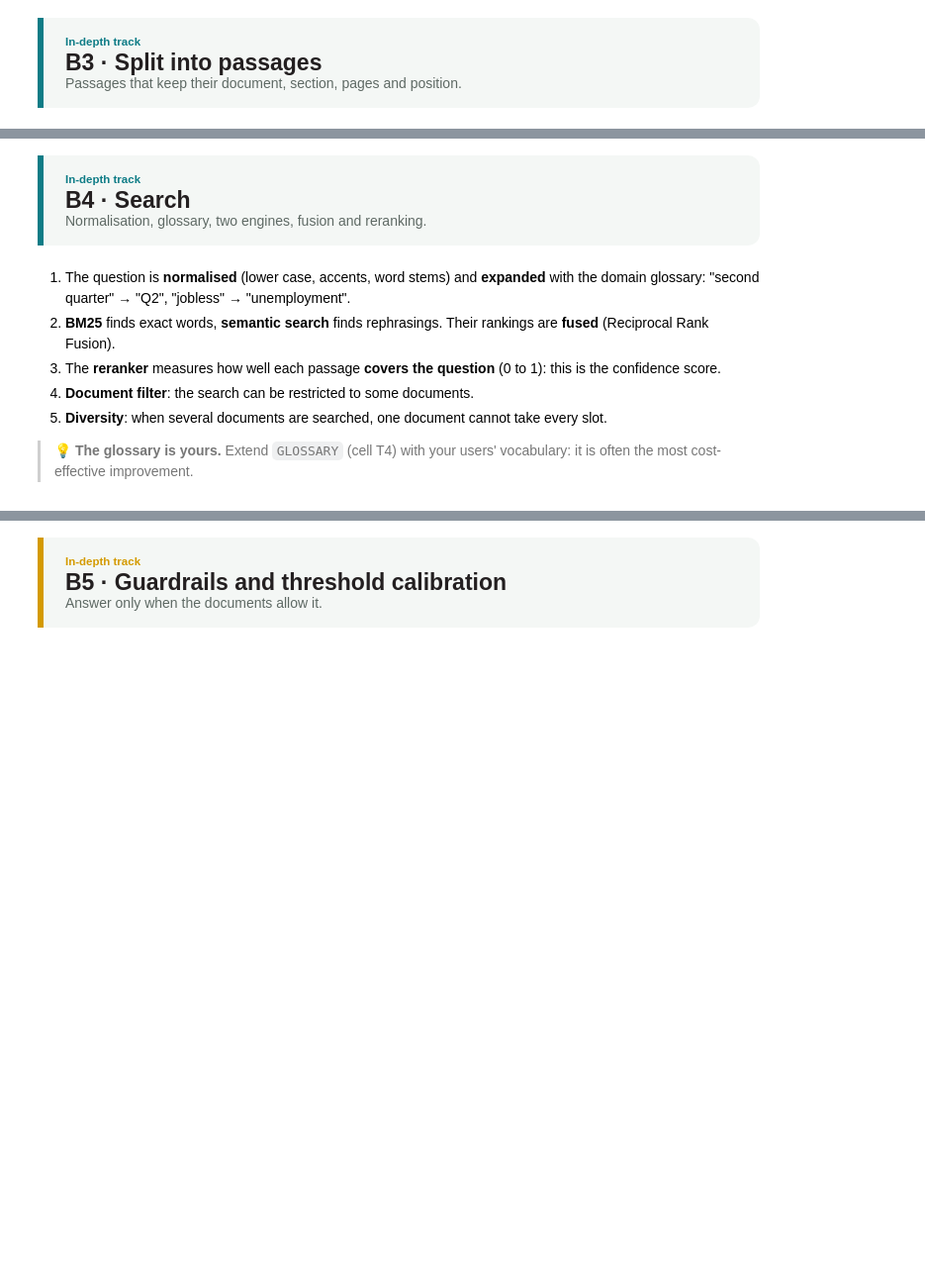
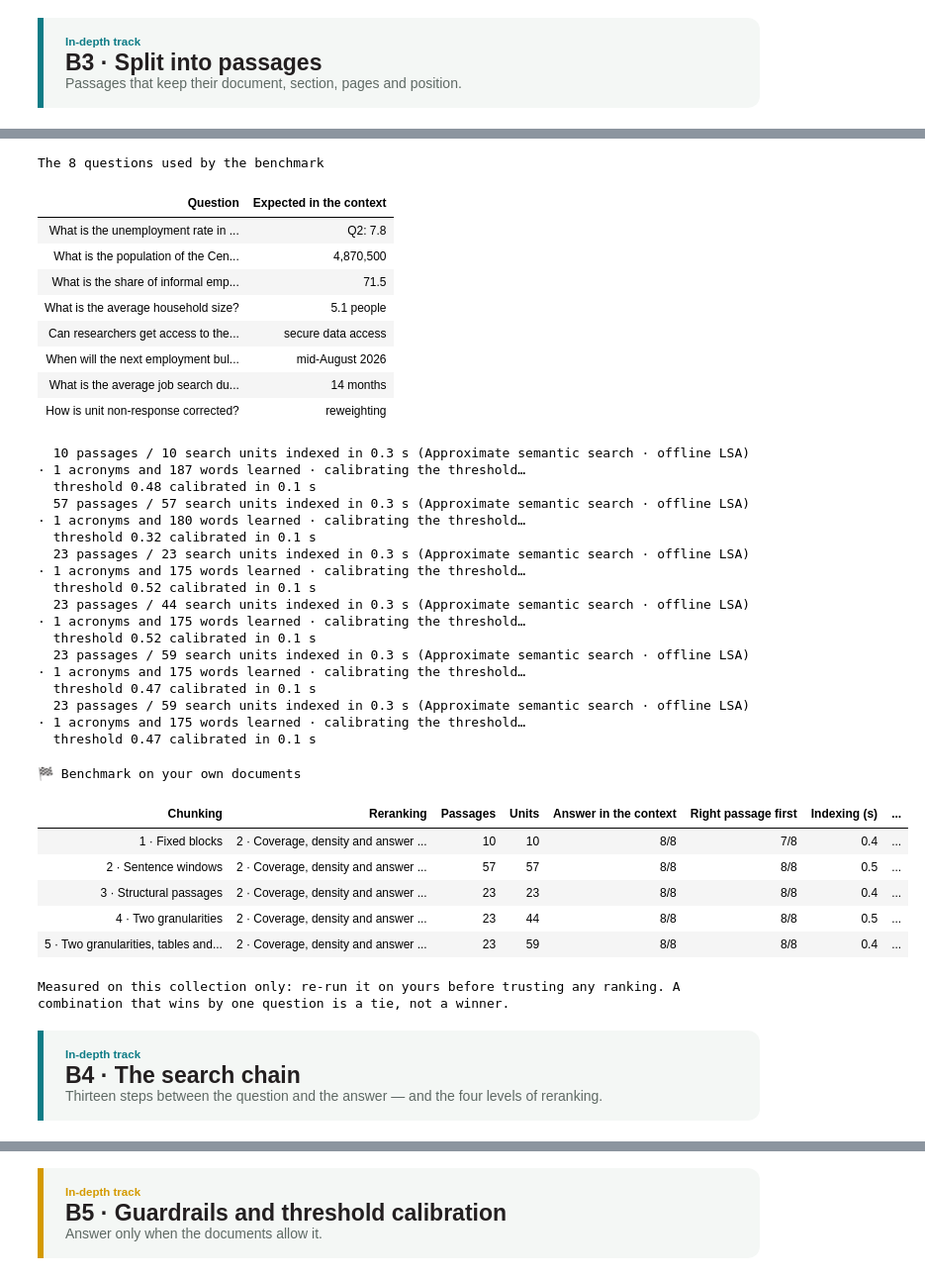
Before and after one commit to datainnov4africa-web/stg17-workshop, a Jupyter notebook: docs/downloads/Day1/1430_hands-on-part-1_EN.ipynb, the cells around one changed output, grey strips where cells are left out. Shown at 99% size. Drawn from its saved outputs; the diff is of its cells as text; code cells hidden in the pictures; blank space fills up the shorter version.

```diff
--- a/docs/downloads/Day1/1430_hands-on-part-1_EN.ipynb
+++ b/docs/downloads/Day1/1430_hands-on-part-1_EN.ipynb
@@ -1690,13 +2752,52 @@ show_table(pd.DataFrame([{"No.": p.id, "Document": p.doc, "Section": p.section o
+# %%
+# 🧪 Your turn: write the questions that matter to you. This is what a real evaluation set looks like.
+if DOCUMENTS == ["example"] and not EVALUATION_QUESTIONS:
+    EVALUATION_QUESTIONS = [
+        ("What is the unemployment rate in the second quarter?", ["Q2: 7.8"]),
+        ("What is the population of the Centre region?", ["4,870,500"]),
+        ("What is the share of informal employment?", ["71.5"]),
+        ("What is the average household size?", ["5.1 people"]),
+        ("Can researchers get access to the microdata?", ["secure data access"]),
+        ("When will the next employment bulletin be released?", ["mid-August 2026"]),
+        ("What is the average job search duration?", ["14 months"]),
+        ("How is unit non-response corrected?", ["reweighting"]),
+    ]
+
+BENCHMARK = benchmark(chunking=("fixed", "sentences", "sections", "hybrid", "smart"),
+                      reranking=("smart",), show_questions=True)
+# %% [output]
+The 8 questions used by the benchmark
+| Question | Expected in the context |
+| What is the unemployment rate in ... | Q2: 7.8 |
+| What is the population of the Cen... | 4,870,500 |
+| What is the share of informal emp... | 71.5 |
+| What is the average household size? | 5.1 people |
+| Can researchers get access to the... | secure data access |
+| When will the next employment bul... | mid-August 2026 |
+| What is the average job search du... | 14 months |
+| How is unit non-response corrected? | reweighting |
+  10 passages / 10 search units indexed in 0.3 s (Approximate semantic search · offline LSA) · 1 acronyms and 187 words learned · calibrating the threshold…
+  threshold 0.48 calibrated in 0.1 s
+  57 passages / 57 search units indexed in 0.3 s (Approximate semantic search · offline LSA) · 1 acronyms and 180 words learned · calibrating the threshold…
+  threshold 0.32 calibrated in 0.1 s
+  23 passages / 23 search units indexed in 0.3 s (Approximate semantic search · offline LSA) · 1 acronyms and 175 words learned · calibrating the threshold…
+  threshold 0.52 calibrated in 0.1 s
+  23 passages / 44 search units indexed in 0.3 s (Approximate semantic search · offline LSA) · 1 acronyms and 175 words learned · calibrating the threshold…
+  threshold 0.52 calibrated in 0.1 s
+  23 passages / 59 search units indexed in 0.3 s (Approximate semantic search · offline LSA) · 1 acronyms and 175 words learned · calibrating the threshold…
+  threshold 0.47 calibrated in 0.1 s
+  23 passages / 59 search units indexed in 0.3 s (Approximate semantic search · offline LSA) · 1 acronyms and 175 words learned · calibrating the threshold…
+  threshold 0.47 calibrated in 0.1 s
+🏁 Benchmark on your own documents
+| Chunking | Reranking | Passages | Units | Answer in the context | Right passage first | Indexing (s) | ... |
+| 1 · Fixed blocks | 2 · Coverage, density and answer ... | 10 | 10 | 8/8 | 7/8 | 0.4 | ... |
+| 2 · Sentence windows | 2 · Coverage, density and answer ... | 57 | 57 | 8/8 | 8/8 | 0.5 | ... |
+| 3 · Structural passages | 2 · Coverage, density and answer ... | 23 | 23 | 8/8 | 8/8 | 0.4 | ... |
+| 4 · Two granularities | 2 · Coverage, density and answer ... | 23 | 44 | 8/8 | 8/8 | 0.5 | ... |
+| 5 · Two granularities, tables and... | 2 · Coverage, density and answer ... | 23 | 59 | 8/8 | 8/8 | 0.4 | ... |
+Measured on this collection only: re-run it on yours before trusting any ranking. A combination that wins by one question is a tie, not a winner.
 # %% [markdown]
 <div style="border-left:6px solid #0E7C86;background:#F4F7F5;padding:14px 22px;border-radius:0 12px 12px 0;margin:8px 0 6px 0;font-family:'Segoe UI',Calibri,system-ui,sans-serif;">
 <div style="color:#0E7C86;font-size:11.5px;font-weight:700;letter-spacing:2.5px;text-transform:uppercase;">In-depth track</div>
-<div style="font-size:23px;font-weight:800;color:#231F20;margin:3px 0 4px 0;">B4 · Search</div>
-<div style="color:#5E6964;font-size:14px;line-height:1.45;">Normalisation, glossary, two engines, fusion and reranking.</div></div>
+<div style="font-size:23px;font-weight:800;color:#231F20;margin:3px 0 4px 0;">B4 · The search chain</div>
+<div style="color:#5E6964;font-size:14px;line-height:1.45;">Thirteen steps between the question and the answer — and the four levels of reranking.</div></div>
-# %% [markdown]
-1. The question is **normalised** (lower case, accents, word stems) and **expanded** with the domain glossary: "second quarter" → "Q2", "jobless" → "unemployment".
-2. **BM25** finds exact words, **semantic search** finds rephrasings. Their rankings are **fused** (Reciprocal Rank Fusion).
-3. The **reranker** measures how well each passage **covers the question** (0 to 1): this is the confidence score.
-4. **Document filter**: the search can be restricted to some documents.
-5. **Diversity**: when several documents are searched, one document cannot take every slot.
-
-> 💡 **The glossary is yours.** Extend `GLOSSARY` (cell T4) with your users' vocabulary: it is often the most cost-effective improvement.
```
Also changed, not shown: parts of 43 cells of this notebook, 42 other files.
